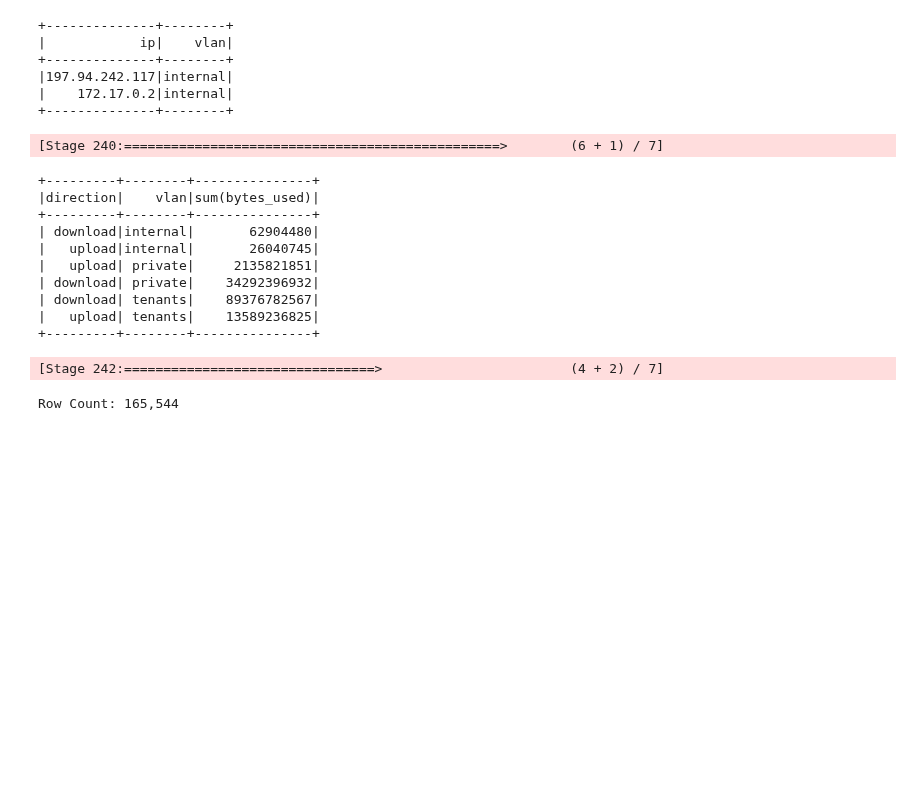
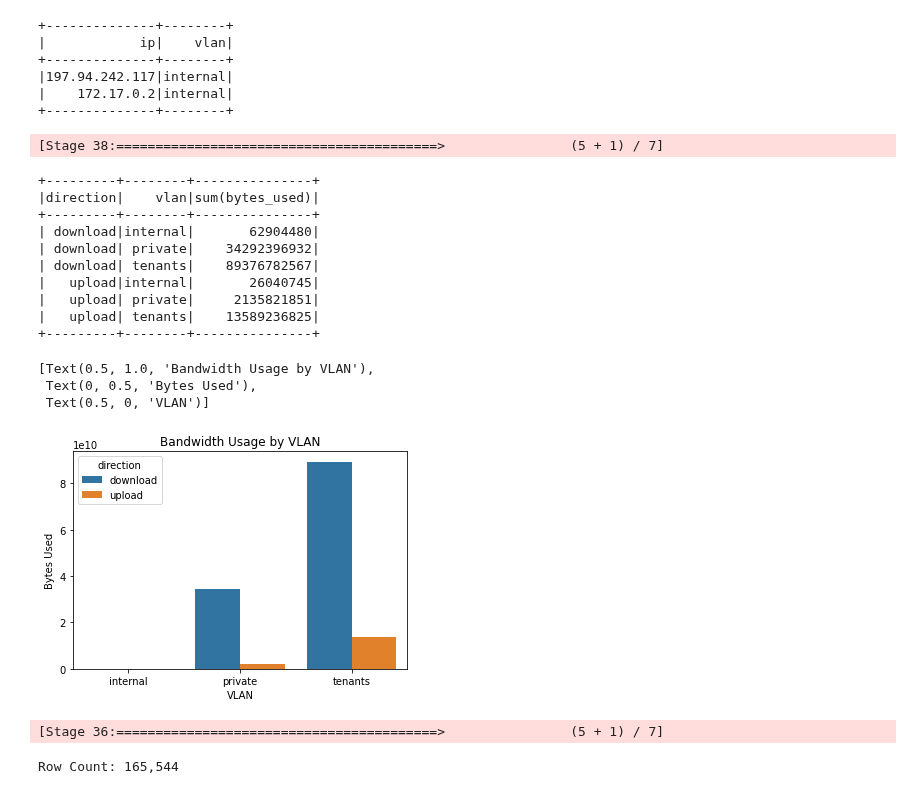
Before and after one commit to JohnnyFoulds/dsm010-2021-oct, a Jupyter notebook: coursework_02/cw02.ipynb, the cells around one changed output. Drawn from its saved outputs; the diff is of its cells as text; code cells hidden in the pictures; blank space fills up the shorter version.

Commit message:
Plotting bandwidth usage

```diff
--- a/coursework_02/cw02.ipynb
+++ b/coursework_02/cw02.ipynb
@@ -539,13 +546,13 @@ only showing top 5 rows
 # %% [markdown]
 #### 2. VLAN Feature
 # %%
-df_minute_vlan = df_minute_date \
+df_minute_vlan_all = df_minute_date \
     .withColumn('vlan', when(df_minute_date['ip'].startswith('192.168.1'), 'private') \
                         .when(df_minute_date['ip'].startswith('192.168.3'), 'tenants') \
                         .when(df_minute_date['ip'].startswith('192.168'), 'other') \
                         .otherwise('internal'))
 
-df_minute_vlan.show(5)
+df_minute_vlan_all.show(5)
 # %% [output]
 +---------+--------------+--------------+------------+----------+-------------------+-------------------+----+-----+---+-----------+----+------+--------+
 |direction|            ip|interval_start|interval_end|bytes_used|interval_start_time|  interval_end_time|year|month|day|day_of_week|hour|minute|    vlan|
@@ -586,29 +593,48 @@ df_distinct_ip.where('vlan == "internal"').show()
 +--------------+--------+
 # %%
 # how much data are used by the vlan categories
-df_minute_vlan \
+df_summary_vlan = df_minute_vlan_all \
     .groupBy('direction', 'vlan') \
     .sum('bytes_used') \
-    .orderBy('vlan') \
-    .show()
+    .orderBy('direction', 'vlan') \
+
+
+df_summary_vlan.show()
 # %% [output]
-[Stage 240:================================================>        (6 + 1) / 7]
+[Stage 38:=========================================>                (5 + 1) / 7]
 +---------+--------+---------------+
 |direction|    vlan|sum(bytes_used)|
 +---------+--------+---------------+
 | download|internal|       62904480|
+| download| private|    34292396932|
+| download| tenants|    89376782567|
 |   upload|internal|       26040745|
 |   upload| private|     2135821851|
-| download| private|    34292396932|
-| download| tenants|    89376782567|
 |   upload| tenants|    13589236825|
 +---------+--------+---------------+
+# %%
+# plot the vlan summary
+sns.barplot(
+    data=df_summary_vlan.toPandas(),
+    x='vlan',
+    y='sum(bytes_used)',
+    hue='direction'
+).set(
+    title='Bandwidth Usage by VLAN',
+    ylabel='Bytes Used',
+    xlabel='VLAN'
+)
+# %% [output]
+[Text(0.5, 1.0, 'Bandwidth Usage by VLAN'),
+ Text(0, 0.5, 'Bytes Used'),
+ Text(0.5, 0, 'VLAN')]
+[figure, added]
 # %%
 # remove the internal ip addresses form the dataset
-df_minute_vlan = df_minute_vlan \
+df_minute_vlan = df_minute_vlan_all \
     .where('vlan != "internal"')
 
 print(f'Row Count: {df_minute_vlan.count():,}')
 # %% [output]
-[Stage 242:================================>                        (4 + 2) / 7]
+[Stage 36:=========================================>                (5 + 1) / 7]
 Row Count: 165,544
```
Also changed, not shown: parts of 9 cells of this notebook.
